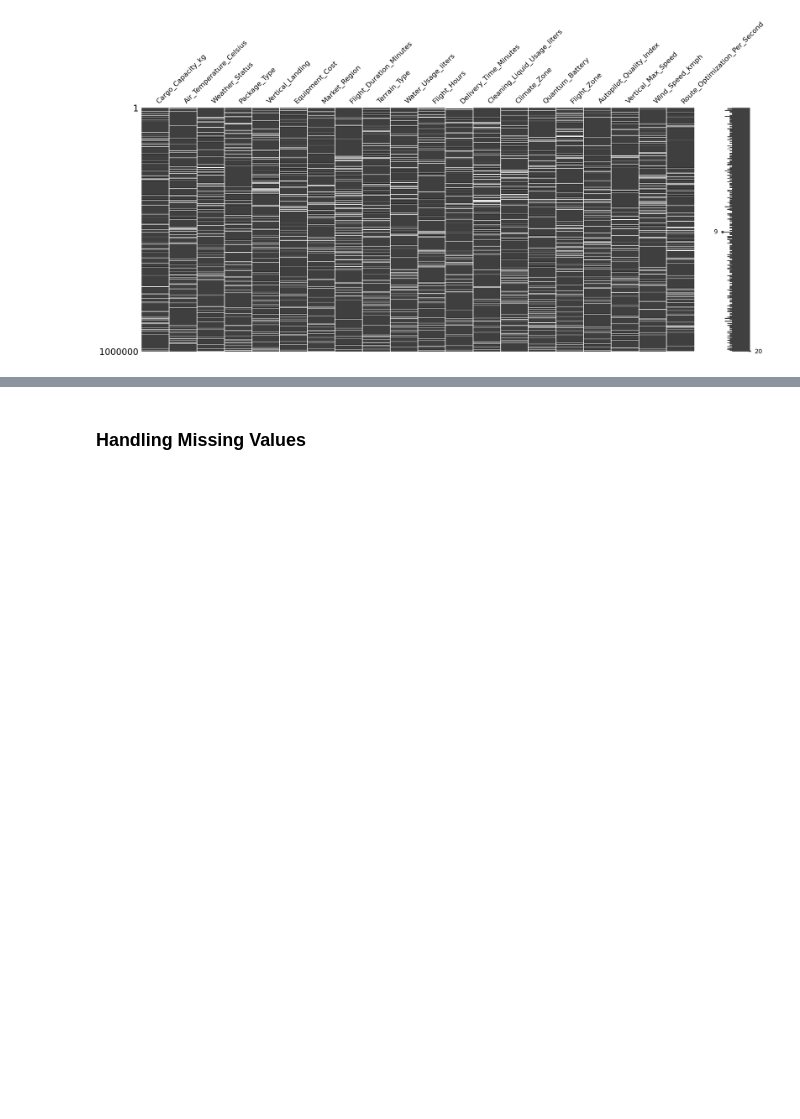
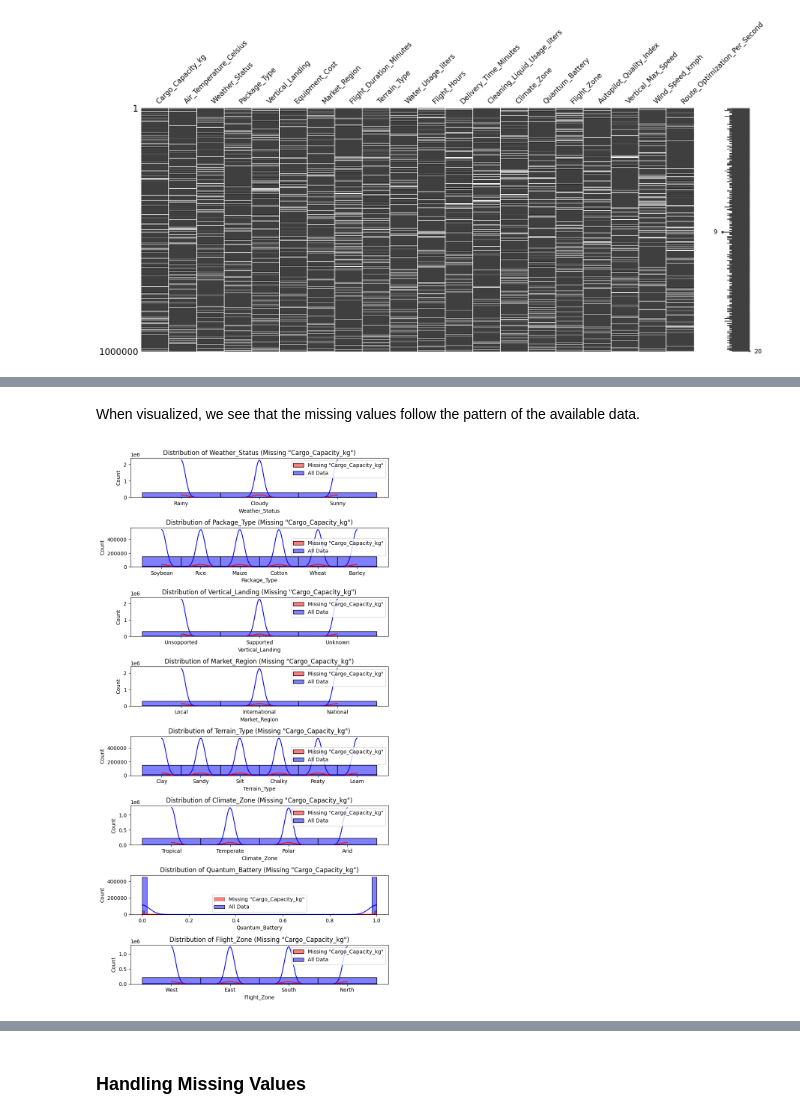
Before and after one commit to yaseminates/Aeropolis_AIML_296881, a Jupyter notebook: main.ipynb, the cells around one changed output, grey strips where cells are left out. Saved outputs shown, nothing was run; the diff lists cells and outputs as text; code cells hidden in the pictures; blank space fills up the shorter version.

Commit message:
More commentary and calculations on missing values.

```diff
--- a/main.ipynb
+++ b/main.ipynb
@@ -239,0 +266,21 @@ msno.matrix(df)
+# %%
+p_val = 0.05 # can be altered to see that the outputs do not change
+
+categorical_features = df.select_dtypes(include=['object', 'category']).columns
+numerical_features = df.select_dtypes(include=['float', 'int']).columns
+# %%
+from scipy.stats import chi2_contingency
+
+missing_cargo = df['Cargo_Capacity_kg'].isnull()
+contingency_table = pd.crosstab(df[col], missing_cargo)
+
+print(f"{'P-Value Statistics after Chi-Squared Tests':^99}")
+print(f"{'-'*99}")
+for col in categorical_features:
+    contingency_table = pd.crosstab(df[col], df['Cargo_Capacity_kg'].isnull())
+    chi2, p, dof, expected = chi2_contingency(contingency_table)
+    print(f"{col} - p-value: {p:.4f}")
+    if p < p_val:
+        print(f"Missingness in Cargo_Capacity_kg is related to {col}.\n")
+    else:
+        print(f"No significant relationship between missingness in Cargo_Capacity_kg and {col}.\n")
@@ -239,0 +305,27 @@ msno.matrix(df)
+# %% [markdown]
+When visualized, we see that the missing values follow the pattern of the available data.
+# %%
+import seaborn as sns
+import matplotlib.pyplot as plt
+
+df = df_or
+
+missing_values_rows = df[df['Cargo_Capacity_kg'].isnull()]
+
+selected_columns = ['Weather_Status', 'Package_Type', 'Vertical_Landing', 'Market_Region',
+                    'Terrain_Type', 'Climate_Zone', 'Quantum_Battery', 'Flight_Zone']
+
+fig, axes = plt.subplots(len(selected_columns), 1, figsize=(8, 15))
+
+# Plot distribution plots for each selected column
+for i, col in enumerate(selected_columns):
+    sns.histplot(data=missing_values_rows, x=col, ax=axes[i], kde=True, color='red', label='Missing "Cargo_Capacity_kg"', bins=111)
+    sns.histplot(data=df, x=col, ax=axes[i], kde=True, color='blue', label='All Data')
+    axes[i].set_title(f'Distribution of {col} (Missing "Cargo_Capacity_kg")')
+    axes[i].legend()
+    #axes[i].set_yscale('log')
+
+plt.tight_layout()
+plt.show()
+# %% [output]
+[figure, added]
```
Also changed, not shown: parts of 16 cells of this notebook.
